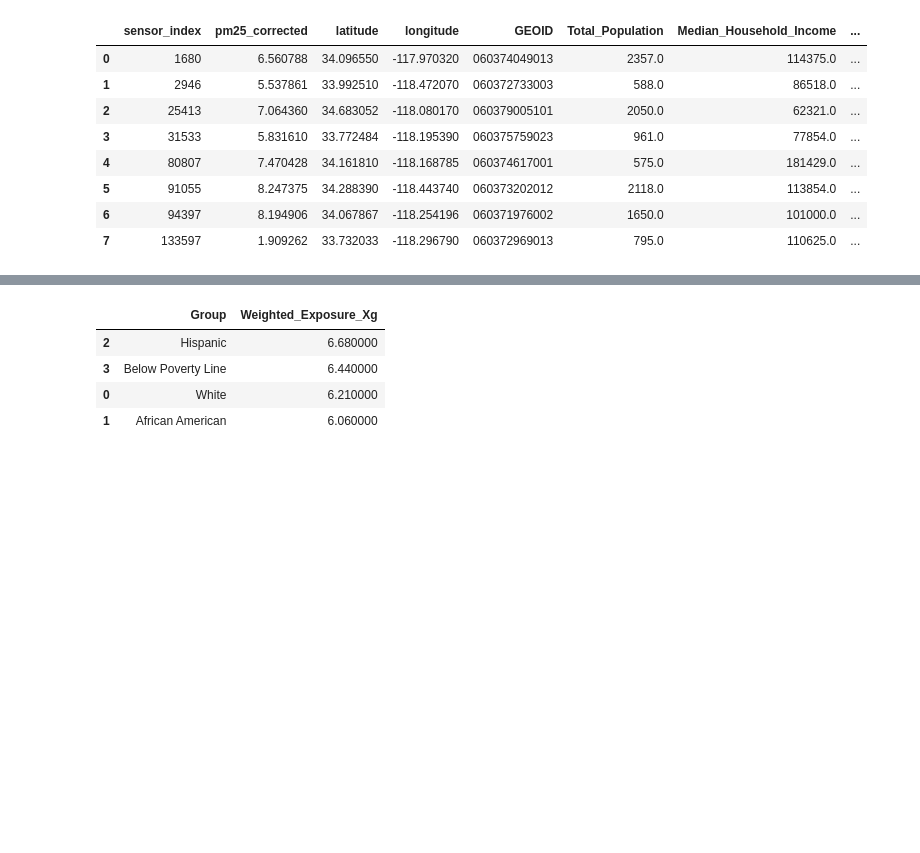
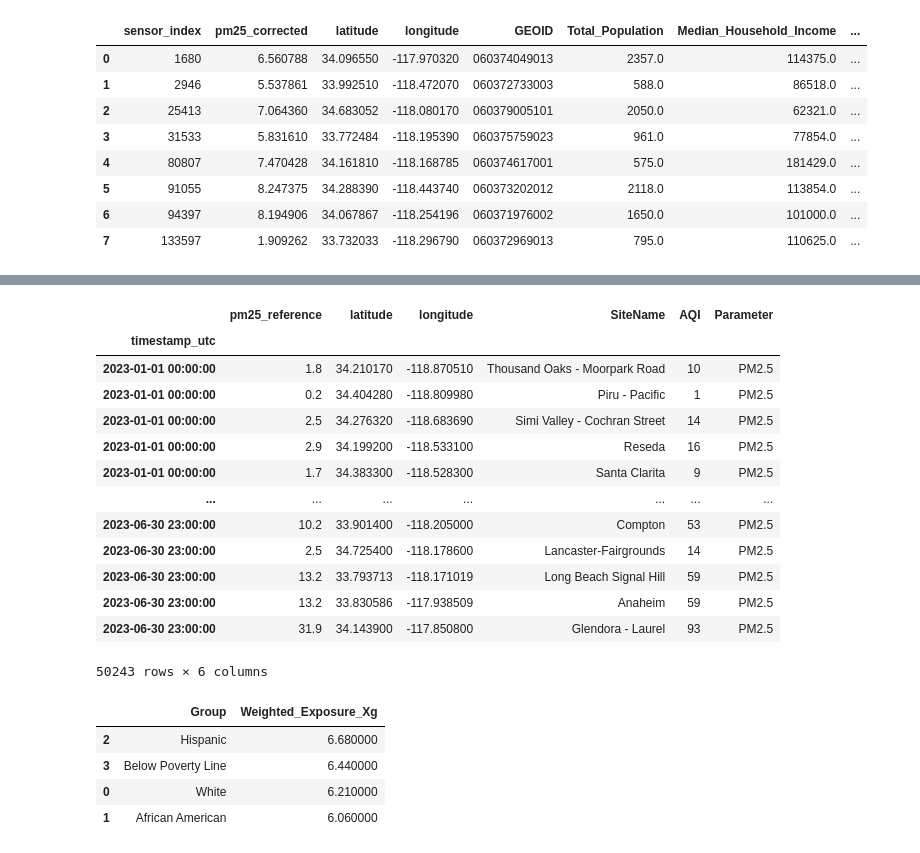
Before and after one commit to Ishimwe7/nyanjai, a Jupyter notebook: nyanjai_DA_PS1.ipynb, the cells around one changed output, grey strips where cells are left out. Drawn from its saved outputs; the diff is of its cells as text; code cells hidden in the pictures; blank space fills up the shorter version.

```diff
--- a/nyanjai_DA_PS1.ipynb
+++ b/nyanjai_DA_PS1.ipynb
@@ -259,3 +263,40 @@ merged_df
 | 5 | 91055 | 8.247375 | 34.288390 | -118.443740 | 060373202012 | 2118.0 | 113854.0 | ... |
 | 6 | 94397 | 8.194906 | 34.067867 | -118.254196 | 060371976002 | 1650.0 | 101000.0 | ... |
 | 7 | 133597 | 1.909262 | 33.732033 | -118.296790 | 060372969013 | 795.0 | 110625.0 | ... |
+# %%
+# Load the reference CSV
+ref_df = pd.read_csv('data/raw/LA_County_AirNow_Reference_Data.csv')
+sensor_data_dict = {}
+# Convert to datetime and set as index for the join
+ref_df['timestamp_utc'] = pd.to_datetime(ref_df['timestamp_utc'])
+ref_df.set_index('timestamp_utc', inplace=True)
+
+# Load and clean each sensor's raw data, then store in the dictionary
+df_31533_raw = pd.read_csv('data/raw/sensor_31533_raw.csv', parse_dates=['time_stamp']).set_index('time_stamp')
+df_1680_raw = pd.read_csv('data/raw/sensor_1680_raw.csv', parse_dates=['time_stamp']).set_index('time_stamp')
+df_2946_raw = pd.read_csv('data/raw/sensor_2946_raw.csv', parse_dates=['time_stamp']).set_index('time_stamp')
+df_25413_raw = pd.read_csv('data/raw/sensor_25413_raw.csv', parse_dates=['time_stamp']).set_index('time_stamp')
+df_80807_raw = pd.read_csv('data/raw/sensor_80807_raw.csv', parse_dates=['time_stamp']).set_index('time_stamp')
+df_91055_raw = pd.read_csv('data/raw/sensor_91055_raw.csv', parse_dates=['time_stamp']).set_index('time_stamp')
+df_94397_raw = pd.read_csv('data/raw/sensor_94397_raw.csv', parse_dates=['time_stamp']).set_index('time_stamp')
+df_133597_raw = pd.read_csv('data/raw/sensor_133597_raw.csv', parse_dates=['time_stamp']).set_index('time_stamp')
+
+# Clean each sensor's data
+df_31533_cleaned = clean_sensor_data(df_31533_raw)
+df_1680_cleaned = clean_sensor_data(df_1680_raw)
+df_2946_cleaned = clean_sensor_data(df_2946_raw)
+df_25413_cleaned = clean_sensor_data(df_25413_raw)
+df_80807_cleaned = clean_sensor_data(df_80807_raw)
+df_91055_cleaned = clean_sensor_data(df_91055_raw)
+df_94397_cleaned = clean_sensor_data(df_94397_raw)
+df_133597_cleaned = clean_sensor_data(df_133597_raw)
+
+# Store cleaned sensor data in the dictionary
+sensor_data_dict[31533] = df_31533_cleaned
+sensor_data_dict[1680] = df_1680_cleaned
+sensor_data_dict[2946] = df_2946_cleaned
+sensor_data_dict[25413] = df_25413_cleaned
+sensor_data_dict[80807] = df_80807_cleaned
+sensor_data_dict[91055] = df_91055_cleaned
+sensor_data_dict[94397] = df_94397_cleaned
+sensor_data_dict[133597] = df_133597_cleaned
@@ -262,3 +337,20 @@ merged_df
+# %%
+ref_df
+# %% [output]
+|  | pm25_reference | latitude | longitude | SiteName | AQI | Parameter |
+| timestamp_utc |  |  |  |  |  |  |
+| 2023-01-01 00:00:00 | 1.8 | 34.210170 | -118.870510 | Thousand Oaks - Moorpark Road | 10 | PM2.5 |
+| 2023-01-01 00:00:00 | 0.2 | 34.404280 | -118.809980 | Piru - Pacific | 1 | PM2.5 |
+| 2023-01-01 00:00:00 | 2.5 | 34.276320 | -118.683690 | Simi Valley - Cochran Street | 14 | PM2.5 |
+| 2023-01-01 00:00:00 | 2.9 | 34.199200 | -118.533100 | Reseda | 16 | PM2.5 |
+| 2023-01-01 00:00:00 | 1.7 | 34.383300 | -118.528300 | Santa Clarita | 9 | PM2.5 |
+| ... | ... | ... | ... | ... | ... | ... |
+| 2023-06-30 23:00:00 | 10.2 | 33.901400 | -118.205000 | Compton | 53 | PM2.5 |
+| 2023-06-30 23:00:00 | 2.5 | 34.725400 | -118.178600 | Lancaster-Fairgrounds | 14 | PM2.5 |
+| 2023-06-30 23:00:00 | 13.2 | 33.793713 | -118.171019 | Long Beach Signal Hill | 59 | PM2.5 |
+| 2023-06-30 23:00:00 | 13.2 | 33.830586 | -117.938509 | Anaheim | 59 | PM2.5 |
+| 2023-06-30 23:00:00 | 31.9 | 34.143900 | -117.850800 | Glendora - Laurel | 93 | PM2.5 |
+50243 rows × 6 columns
 # %%
 # List of subgroups as defined in the assignment
 subgroups = {
```
Also changed, not shown: parts of 6 cells of this notebook, 4 other files.
